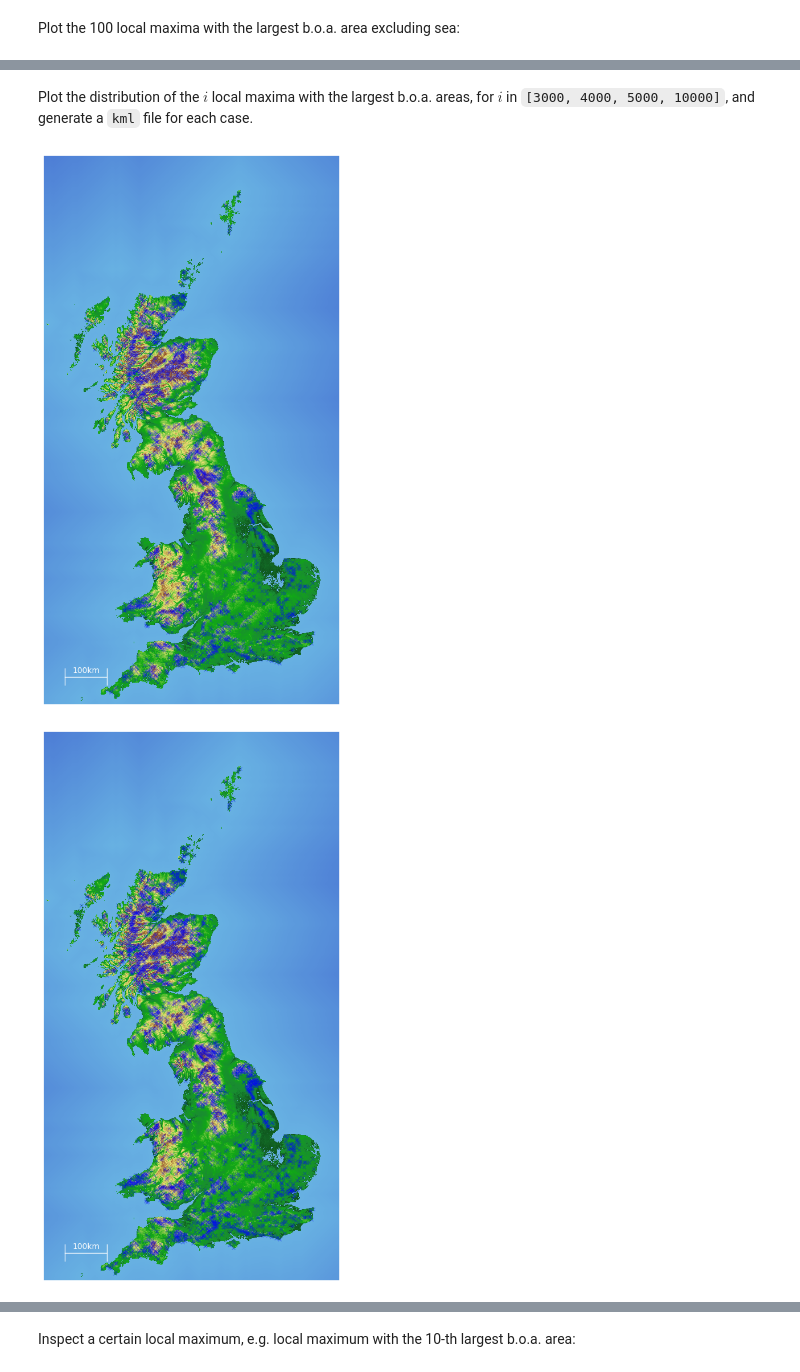
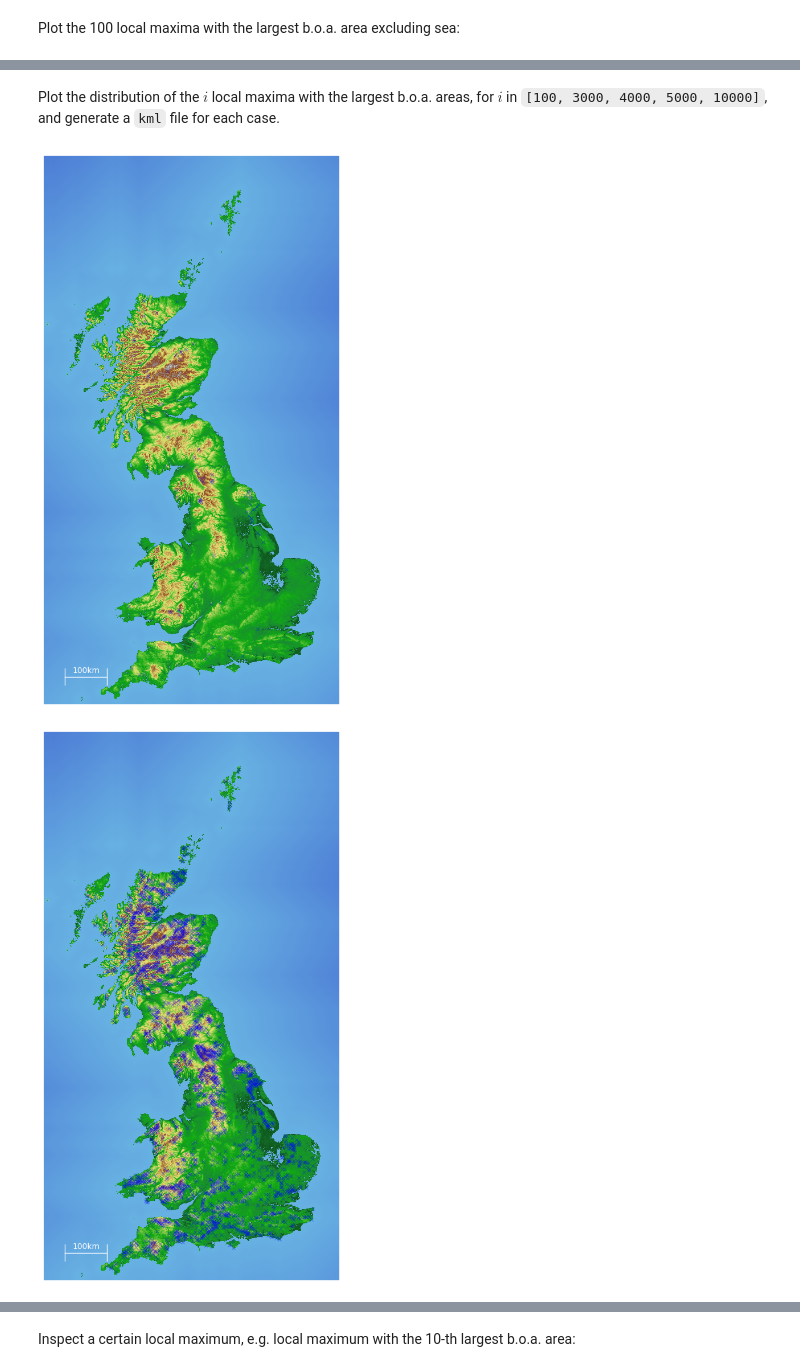
Before and after one commit to CardiacModelling/BenNevisBenchmark, a Jupyter notebook: basin-problem/ipynb/largest-area.ipynb, the cells around one changed output, grey strips where cells are left out. Cells and saved outputs as stored; diff of their text form; code cells hidden in the pictures.

Commit message:
update basin area

```diff
--- a/basin-problem/ipynb/largest-area.ipynb
+++ b/basin-problem/ipynb/largest-area.ipynb
@@ -21,2 +21,8 @@ area = np.load('../res/area-ex-sea.npy')
 label = np.load('../res/label.npy')
 maxima = np.load('../res/maxima.npy')
+# %%
+inland = nevis.inland_below_sea_level()
+new_inland = inland.copy()
+new_inland[:, 1] = inland[:, 0] // 50
+new_inland[:, 0] = inland[:, 1] // 50
+new_inland
@@ -22,0 +41,14 @@ maxima = np.load('../res/maxima.npy')
+# %%
+from tqdm import tqdm
+
+area = np.zeros(maxima.shape[0], dtype=np.int32)
+m, n = label.shape
+for i in tqdm(range(m)):
+    for j in range(n):
+        # not sea && height >= 0
+        if h[i][j] >= 0:
+            area[label[i][j]] += 1
+
+for i, j in new_inland:
+    # not sea && height < 0
+    area[label[i][j]] += 1
@@ -49,10 +83,10 @@ plt.show()
 # %% [markdown]
-Plot the distribution of the $i$ local maxima with the largest b.o.a. areas, for $i$ in `[3000, 4000, 5000, 10000]`, and generate a `kml` file for each case.
+Plot the distribution of the $i$ local maxima with the largest b.o.a. areas, for $i$ in `[100, 3000, 4000, 5000, 10000]`, and generate a `kml` file for each case.
 # %%
-for i in [3000, 4000, 5000, 10000]:
+for i in [100, 3000, 4000, 5000, 10000]:
     nevis.generate_kml(f'../res/maxima-{i}.kml', points=list(maxima_points_area_sorted[:i]))
     nevis.plot(points=np.array(maxima_points_area_sorted[:i]))
     plt.show()
 # %% [output]
-[figure, old version]
+[figure, new version]
-[figure, old version]
+[figure, new version]
```
Also changed, not shown: parts of 9 cells of this notebook, 3 other files.
